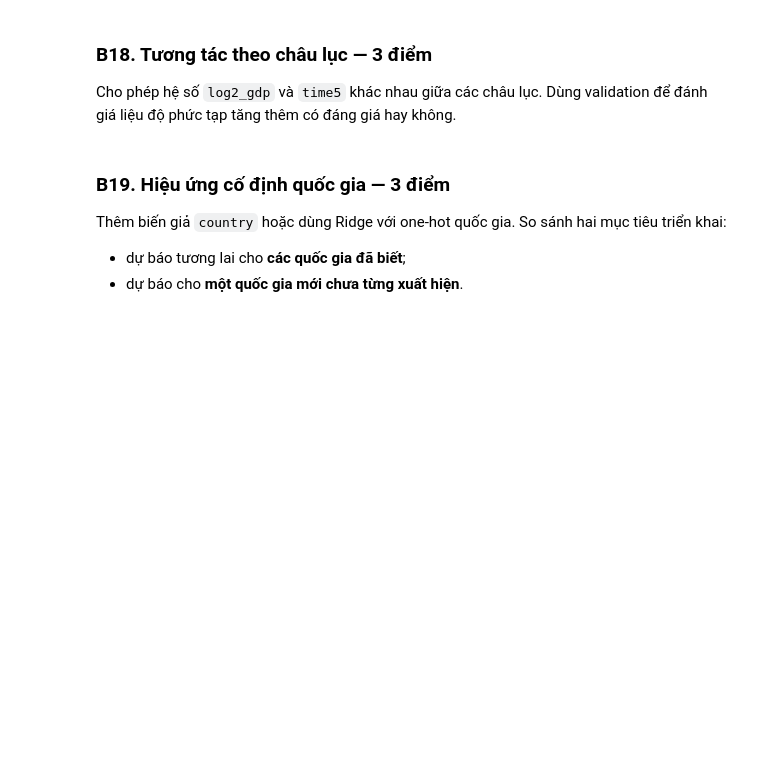
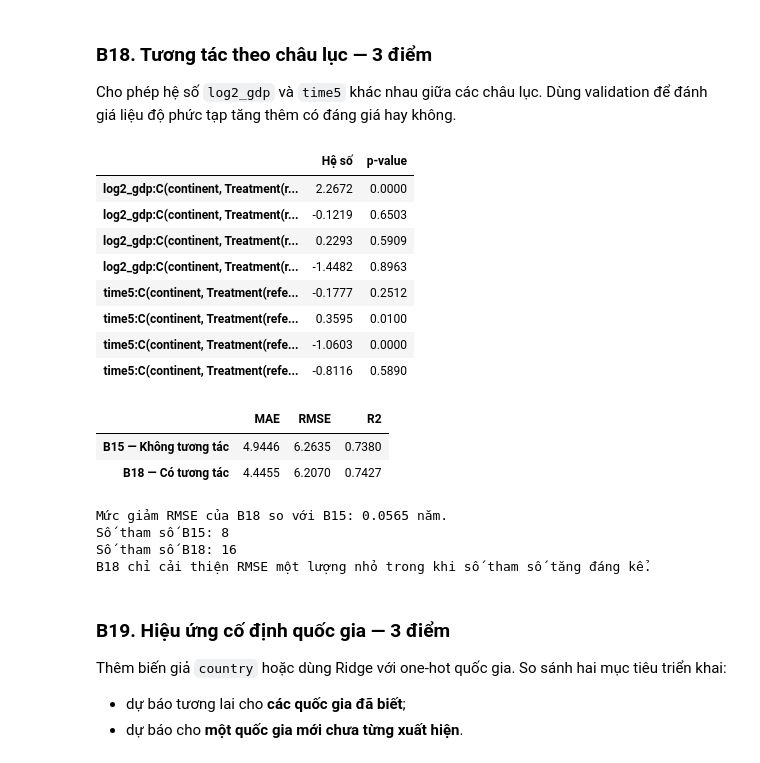
Before and after one commit to CaoRIV/machine-learning-practicals, a Jupyter notebook: 01_Bai_tap_Gapminder.ipynb, the cells around one changed output. Cells and saved outputs as stored; diff of their text form; code cells hidden in the pictures; blank space fills up the shorter version.

```diff
--- a/01_Bai_tap_Gapminder.ipynb
+++ b/01_Bai_tap_Gapminder.ipynb
@@ -581,3 +749,48 @@ Cho phép hệ số `log2_gdp` và `time5` khác nhau giữa các châu lục. D
+# %%
+formula_b18 = (
+    f"lifeExp ~ log2_gdp * {continent_term} "
+    f"+ time5 * {continent_term} + log10_pop"
+)
+
+model_b18 = smf.ols(formula_b18, data=train_e).fit()
+validation_pred_b18 = model_b18.predict(validation_e)
+b18_metrics = regression_metrics(validation_e["lifeExp"], validation_pred_b18)
+
+interaction_names = [name for name in model_b18.params.index if ":" in name]
+b18_interactions = pd.DataFrame({
+    "Hệ số": model_b18.params[interaction_names],
+    "p-value": model_b18.pvalues[interaction_names]
+})
+display(b18_interactions)
+
+b15_b18_comparison = pd.DataFrame({
+    "B15 — Không tương tác": b15_metrics,
+    "B18 — Có tương tác": b18_metrics
+}).T
+display(b15_b18_comparison)
+
+rmse_improvement_b18 = b15_metrics["RMSE"] - b18_metrics["RMSE"]
+print(f"Mức giảm RMSE của B18 so với B15: {rmse_improvement_b18:.4f} năm.")
+print(f"Số tham số B15: {len(model_b15.params)}")
+print(f"Số tham số B18: {len(model_b18.params)}")
+print("B18 chỉ cải thiện RMSE một lượng nhỏ trong khi số tham số tăng đáng kể.")
+# %% [output]
+|  | Hệ số | p-value |
+| log2_gdp:C(continent, Treatment(r... | 2.2672 | 0.0000 |
+| log2_gdp:C(continent, Treatment(r... | -0.1219 | 0.6503 |
+| log2_gdp:C(continent, Treatment(r... | 0.2293 | 0.5909 |
+| log2_gdp:C(continent, Treatment(r... | -1.4482 | 0.8963 |
+| time5:C(continent, Treatment(refe... | -0.1777 | 0.2512 |
+| time5:C(continent, Treatment(refe... | 0.3595 | 0.0100 |
+| time5:C(continent, Treatment(refe... | -1.0603 | 0.0000 |
+| time5:C(continent, Treatment(refe... | -0.8116 | 0.5890 |
+|  | MAE | RMSE | R2 |
+| B15 — Không tương tác | 4.9446 | 6.2635 | 0.7380 |
+| B18 — Có tương tác | 4.4455 | 6.2070 | 0.7427 |
+Mức giảm RMSE của B18 so với B15: 0.0565 năm.
+Số tham số B15: 8
+Số tham số B18: 16
+B18 chỉ cải thiện RMSE một lượng nhỏ trong khi số tham số tăng đáng kể.
 # %% [markdown]
 ### B19. Hiệu ứng cố định quốc gia — 3 điểm
 
```
Also changed, not shown: parts of 13 cells of this notebook.
